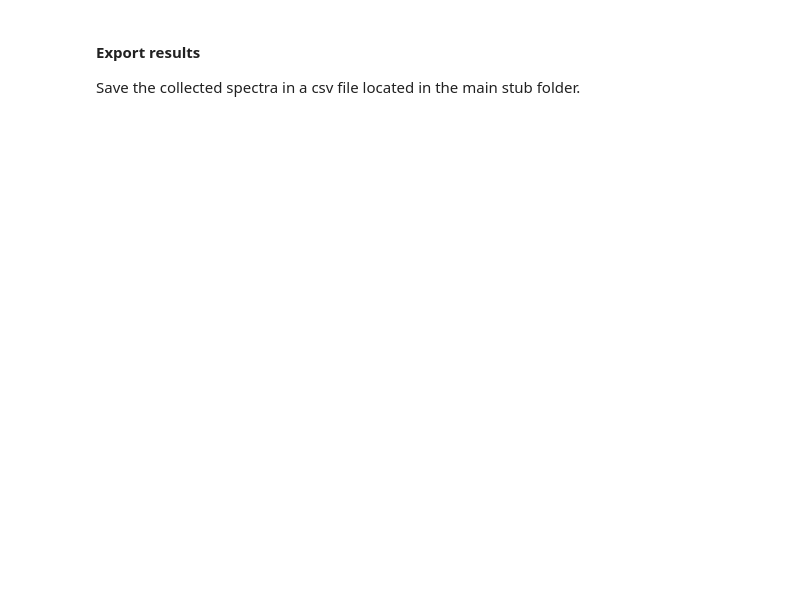
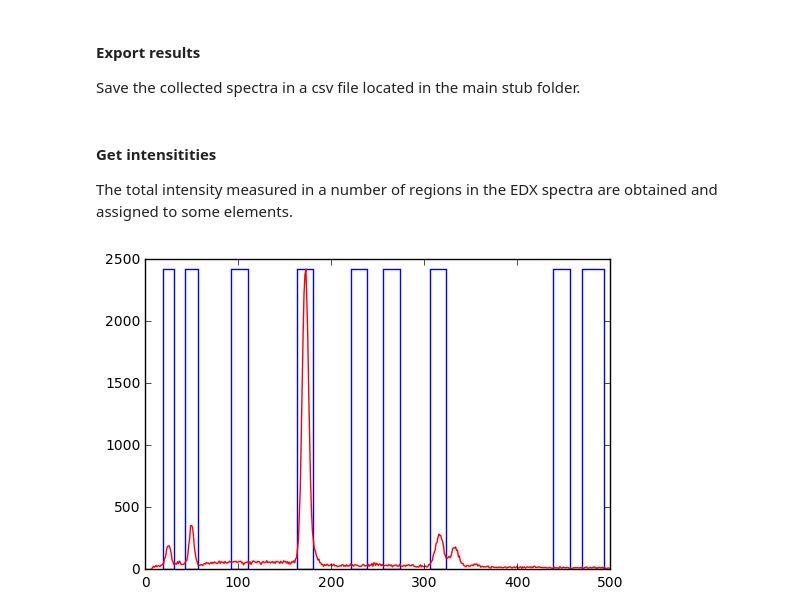
Before and after one commit to Middendorp/RefParticles, a Jupyter notebook: SEM_PA_Jupyter/EDXProcess.ipynb, the cells around one changed output. Drawn from its saved outputs; the diff is of its cells as text; code cells hidden in the pictures; blank space fills up the shorter version.

Commit message:
Element intensity
Calculates the total measured intensity for various elements.

```diff
--- a/SEM_PA_Jupyter/EDXProcess.ipynb
+++ b/SEM_PA_Jupyter/EDXProcess.ipynb
@@ -11,11 +11,15 @@ import pandas as pd
 import struct
 from os import listdir, path
 # %%
+if False:
+    del directory, stub, data
+    del EDX_save, EDX_channels
+
 # directory
 try:
     directory
 except NameError:
-    directory = "F:\\PA_UC\\"
+    directory = "E:\\PA_UC\\"
     print("Directory not specified, set to "+directory)
 
 # stub
@@ -131,3 +135,6 @@ Save the collected spectra in a csv file located in the main stub folder.
 if EDX_save:
     np.savetxt(directory+strStub+"\\EDX.csv", EDX, fmt="%1.1d", delimiter=",")
     print("EDX spectra saved to "+directory+strStub+"\\EDX.csv")
+# %% [markdown]
+#### Get intensitities
+The total intensity measured in a number of regions in the EDX spectra are obtained and assigned to some elements.
@@ -133,0 +145,35 @@ if EDX_save:
+# %%
+def EDXGetElement(E, dx=9):
+    I = np.sum(EDX[:,E-dx:E+dx], axis=1)
+
+    ax.add_patch(
+        patches.Rectangle(
+            (E-dx,0),
+            width = (2*dx),
+            height = max(y),
+            linewidth=1,
+            edgecolor='b',
+            facecolor='none'
+        )
+    )
+
+    return I
+# %%
+y = EDX[4,0:500]
+fig,ax = plt.subplots(1)
+ax.plot(range(len(y)), y, 'r-')
+
+data["C"] = EDXGetElement(25, 6)
+data["O"] = EDXGetElement(50, 7)
+data["Na"] = EDXGetElement(102)
+data["Si"] = EDXGetElement(172)
+data["S"] = EDXGetElement(230)
+data["Cl"] = EDXGetElement(265)
+data["U"] = EDXGetElement(315)
+data["Ba"] = EDXGetElement(448)
+data["Ce"] = EDXGetElement(482, 12)
+data["Fe"] = EDXGetElement(638)
+
+plt.show()
+# %% [output]
+[figure, added]
```
Also changed, not shown: parts of 5 cells of this notebook.
